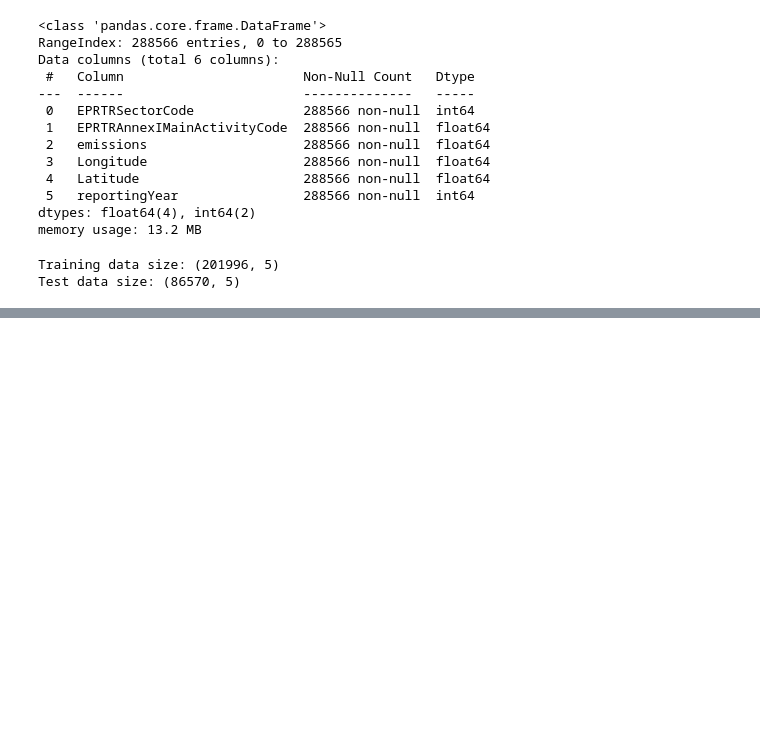
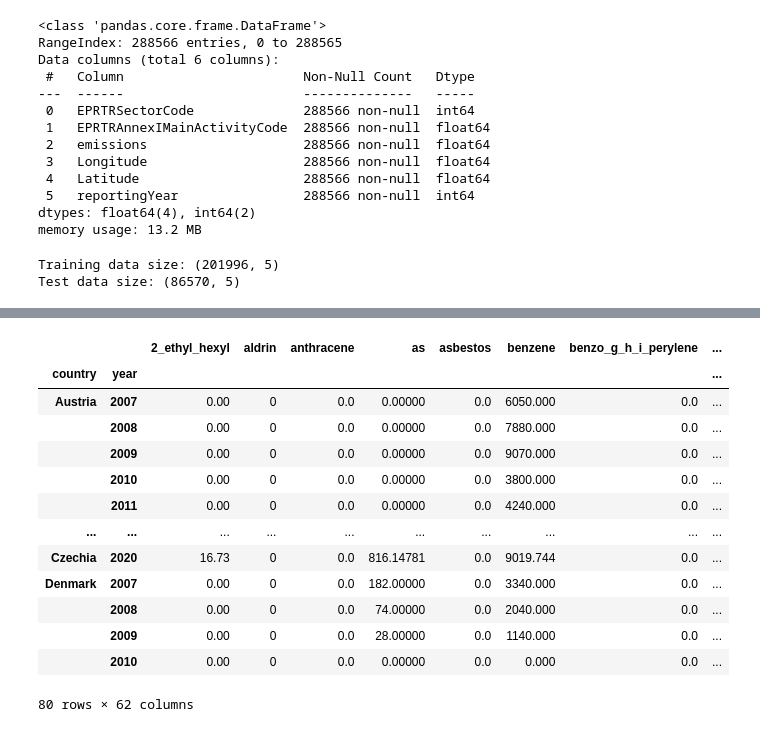
Before and after one commit to taredalen/AirPollutionPrediction, a Jupyter notebook: prediction/F1Prediction.ipynb, the cells around one changed output, grey strips where cells are left out. Saved outputs shown, nothing was run; the diff lists cells and outputs as text; code cells hidden in the pictures; blank space fills up the shorter version.

Commit message:
pivot prediction

```diff
--- a/prediction/F1Prediction.ipynb
+++ b/prediction/F1Prediction.ipynb
@@ -63,0 +84,4 @@ RMSE of Decision Tree Regression: 747221544.6503382
+# %%
+df = pd.read_csv('../data/F1_4_clean_data.csv', on_bad_lines='skip', sep=',',  na_filter=True)
+df = df.rename(columns={'countryName': 'country', 'reportingYear':'year'}).drop(columns=['Unnamed: 0'], axis=1)
+df.head()
@@ -63,0 +95,3 @@ RMSE of Decision Tree Regression: 747221544.6503382
+# %%
+data_pivoted = df.pivot_table(index=['country', 'year'], columns=['pollutant'], values='emissions', aggfunc=np.sum, fill_value=0)
+data_pivoted.head(10)
@@ -63,0 +112,20 @@ RMSE of Decision Tree Regression: 747221544.6503382
+# %%
+from slugify import slugify
+
+data_pivoted.columns = [slugify(c, separator='_') for c in data_pivoted.columns]
+data_pivoted.head(80)
+# %% [output]
+|  |  | 2_ethyl_hexyl | aldrin | anthracene | as | asbestos | benzene | benzo_g_h_i_perylene | ... |
+| country | year |  |  |  |  |  |  |  | ... |
+| Austria | 2007 | 0.00 | 0 | 0.0 | 0.00000 | 0.0 | 6050.000 | 0.0 | ... |
+|  | 2008 | 0.00 | 0 | 0.0 | 0.00000 | 0.0 | 7880.000 | 0.0 | ... |
+|  | 2009 | 0.00 | 0 | 0.0 | 0.00000 | 0.0 | 9070.000 | 0.0 | ... |
+|  | 2010 | 0.00 | 0 | 0.0 | 0.00000 | 0.0 | 3800.000 | 0.0 | ... |
+|  | 2011 | 0.00 | 0 | 0.0 | 0.00000 | 0.0 | 4240.000 | 0.0 | ... |
+| ... | ... | ... | ... | ... | ... | ... | ... | ... | ... |
+| Czechia | 2020 | 16.73 | 0 | 0.0 | 816.14781 | 0.0 | 9019.744 | 0.0 | ... |
+| Denmark | 2007 | 0.00 | 0 | 0.0 | 182.00000 | 0.0 | 3340.000 | 0.0 | ... |
+|  | 2008 | 0.00 | 0 | 0.0 | 74.00000 | 0.0 | 2040.000 | 0.0 | ... |
+|  | 2009 | 0.00 | 0 | 0.0 | 28.00000 | 0.0 | 1140.000 | 0.0 | ... |
+|  | 2010 | 0.00 | 0 | 0.0 | 0.00000 | 0.0 | 0.000 | 0.0 | ... |
+80 rows × 62 columns
```
Also changed, not shown: parts of 13 cells of this notebook, 2 other files.
